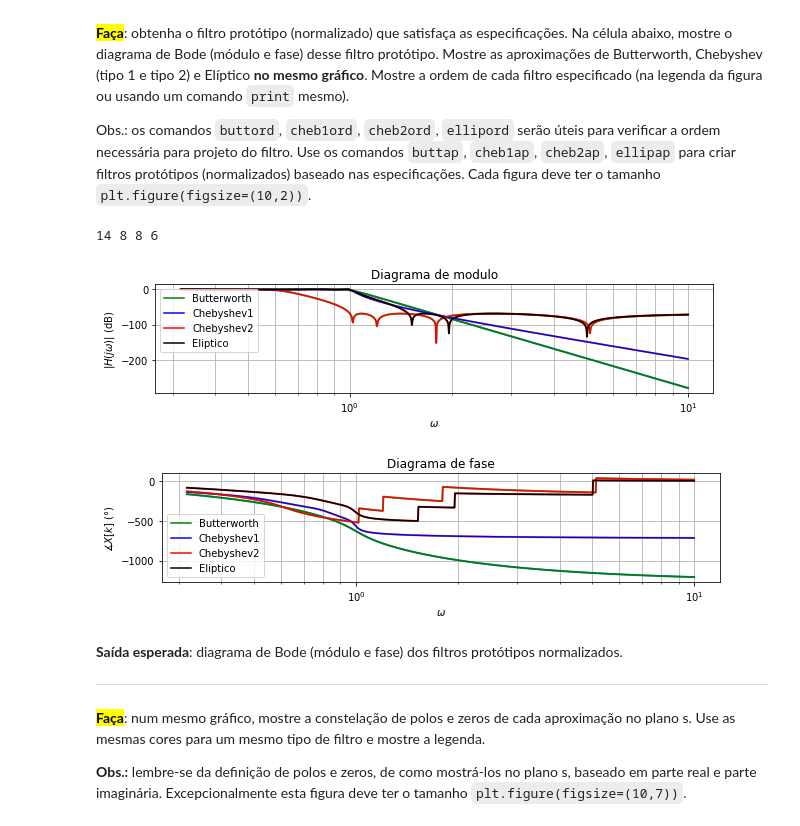
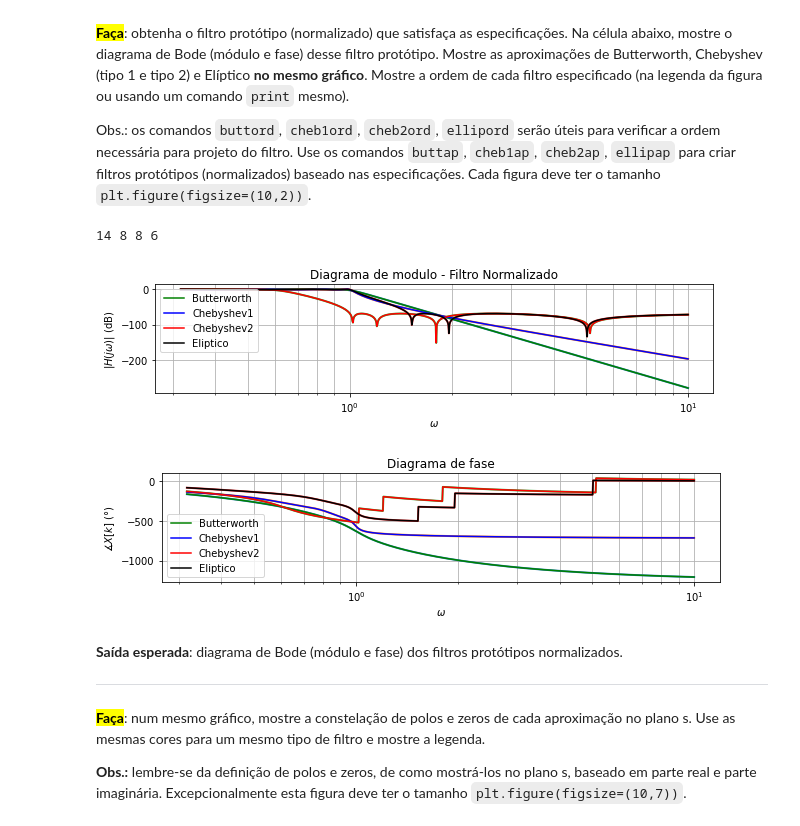
Before and after one commit to iurykischka/Proc.-de-sinais, a Jupyter notebook: Ex/Ex04_filtros_IURY1.ipynb, the cells around one changed output. Saved outputs shown, nothing was run; the diff lists cells and outputs as text; code cells hidden in the pictures.

```diff
--- a/Ex/Ex04_filtros_IURY1.ipynb
+++ b/Ex/Ex04_filtros_IURY1.ipynb
@@ -160,16 +160,6 @@ sys2ap = signal.lti(z2, p2, k2)
 sys3ap = signal.lti(z3, p3, k3)
 sys4ap = signal.lti(z4, p4, k4)
 
-# z1, p1, k1 = signal.butter(ord1, wn1, btype='bp', analog=True, output='zpk')
-# z2, p2, k2 = signal.cheby1(ord2, Ap, wn2, btype='bp', analog=True, output='zpk')
-# z3, p3, k3 = signal.cheby2(ord3, Ar, wn3, btype='bp', analog=True, output='zpk')
-# z4, p4, k4 = signal.ellip(ord4, Ap, Ar, wn4, btype='bp', analog=True, output='zpk')
-
-# sys1 = signal.lti(z1, p1, k1)
-# sys2 = signal.lti(z2, p2, k2)
-# sys3 = signal.lti(z3, p3, k3)
-# sys4 = signal.lti(z4, p4, k4)
-
 # Bode
 
 w = np.logspace(-0.5, 1, 1000) # vetor de frequencias
@@ -187,48 +177,41 @@ plt.semilogx(w, mag2, lw=2) #Cheby 1
 plt.semilogx(w, mag3, lw=2) #Cheby 2
 plt.semilogx(w, mag4, lw=2) #Elíptico
 
-plt.title("Diagrama de modulo")
+plt.title("Diagrama de modulo - Filtro Normalizado")
 plt.xlabel("$\omega$")
 plt.ylabel("$|H(j\omega)|$ (dB)")
 plt.grid(which="both")
 plt.semilogx(w, mag1,color = "green",label = "Butterworth")
 plt.semilogx(w, mag2,color = "blue",label = "Chebyshev1")
 plt.semilogx(w, mag3,color = "red",label = "Chebyshev2")
 plt.semilogx(w, mag4,color = "black",label = "Eliptico")
 legend = plt.legend(loc='upper left')
 
-# faz sombreados com as especificações do filtro
-# plt.fill([wp1, wp1, wp2, wp2],[Gr, Gp, Gp, Gr],c="0.5") # banda passagem
-# plt.fill([min(w), min(w), wr1, wr1],[Gr, Gp, Gp, Gr],c="0.5") # banda rejeição 1
-# plt.fill([wr2, wr2, max(w), max(w)],[Gr, Gp, Gp, Gr],c="0.5") # banda rejeição 2
-
-# plt.legend(['butt','cheb1','cheb2','ellip'])
-# plt.grid(1);
 
 # Gráfico (fase)
 
 plt.figure(figsize=(10,2))
 plt.semilogx(w, phase1, lw=2) #Butter
 plt.semilogx(w, phase2, lw=2) #Cheby 1
 plt.semilogx(w, phase3, lw=2) #Cheby 2
 plt.semilogx(w, phase4, lw=2) #Elíptico
 
 plt.title("Diagrama de fase")
 plt.xlabel("$\omega$")
 plt.ylabel("$\measuredangle X[k]$ (°)")
 plt.grid(which="both")
 plt.semilogx(w, phase1,color = "green",label = "Butterworth")
 plt.semilogx(w, phase2,color = "blue",label = "Chebyshev1")
 plt.semilogx(w, phase3,color = "red",label = "Chebyshev2")
 plt.semilogx(w, phase4,color = "black",label = "Eliptico")
 legend = plt.legend(loc=3)
 
 
 
 ### FIM DO CÓDIGO ###
 # %% [output]
 14 8 8 6
-[figure, old version]
+[figure, new version]
 [figure]
 # %% [markdown]
 **Saída esperada**:
```
Also changed, not shown: parts of 14 cells of this notebook.
